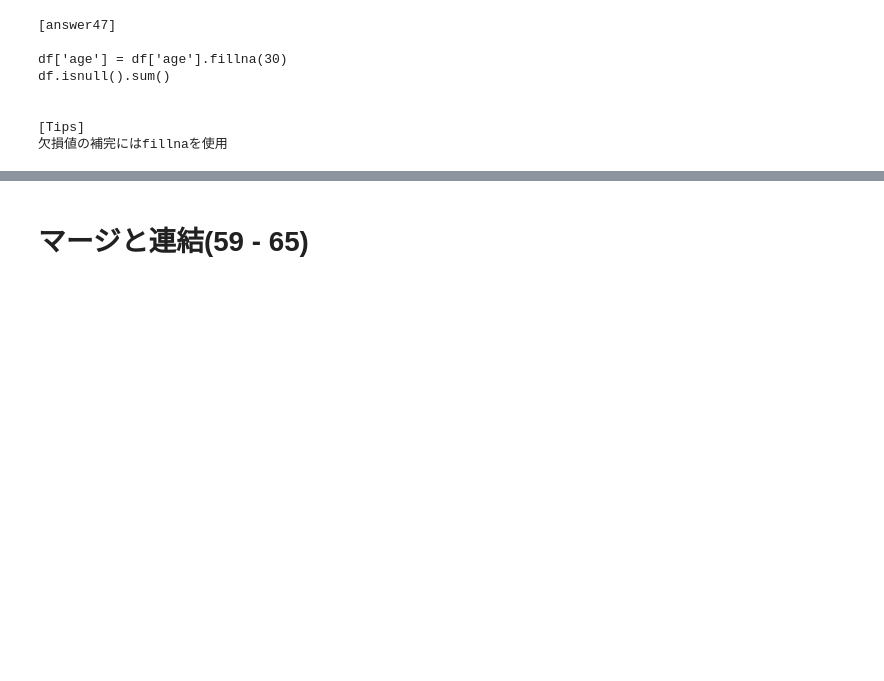
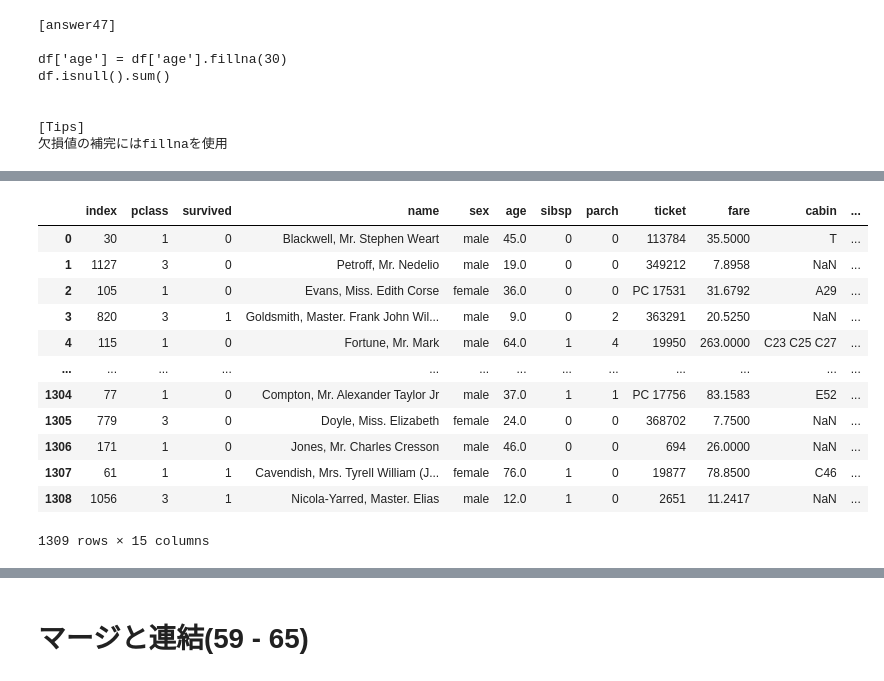
Before and after one commit to yoshihiro-shu/pandas-tutorial, a Jupyter notebook: notebook/01_Pandas_100_Knocks_for_Begginer_v1.0.6.ipynb, the cells around one changed output, grey strips where cells are left out. Drawn from its saved outputs; the diff is of its cells as text; code cells hidden in the pictures; blank space fills up the shorter version.

```diff
--- a/notebook/01_Pandas_100_Knocks_for_Begginer_v1.0.6.ipynb
+++ b/notebook/01_Pandas_100_Knocks_for_Begginer_v1.0.6.ipynb
@@ -1201,8 +1265,34 @@ df = initialize1() #初期化
 # %%
 # 【51】
 # dfの行をシャッフルし、インデックスを振り直して表示
 #print(ans[51]) #回答表示
 df = initialize1() #初期化
+
+df.sample(frac=1, ignore_index=True)
+df.sample(frac=1).reset_index()
+
+# print(ans[51])
+# [answer51]
+
+# df.sample(frac=1).reset_index()
+
+
+# [Tips]
+# インデックスを振り直すときはreset_indexを使用
+# %% [output]
+|  | index | pclass | survived | name | sex | age | sibsp | parch | ticket | fare | cabin | ... |
+| 0 | 30 | 1 | 0 | Blackwell, Mr. Stephen Weart | male | 45.0 | 0 | 0 | 113784 | 35.5000 | T | ... |
+| 1 | 1127 | 3 | 0 | Petroff, Mr. Nedelio | male | 19.0 | 0 | 0 | 349212 | 7.8958 | NaN | ... |
+| 2 | 105 | 1 | 0 | Evans, Miss. Edith Corse | female | 36.0 | 0 | 0 | PC 17531 | 31.6792 | A29 | ... |
+| 3 | 820 | 3 | 1 | Goldsmith, Master. Frank John Wil... | male | 9.0 | 0 | 2 | 363291 | 20.5250 | NaN | ... |
+| 4 | 115 | 1 | 0 | Fortune, Mr. Mark | male | 64.0 | 1 | 4 | 19950 | 263.0000 | C23 C25 C27 | ... |
+| ... | ... | ... | ... | ... | ... | ... | ... | ... | ... | ... | ... | ... |
+| 1304 | 77 | 1 | 0 | Compton, Mr. Alexander Taylor Jr | male | 37.0 | 1 | 1 | PC 17756 | 83.1583 | E52 | ... |
+| 1305 | 779 | 3 | 0 | Doyle, Miss. Elizabeth | female | 24.0 | 0 | 0 | 368702 | 7.7500 | NaN | ... |
+| 1306 | 171 | 1 | 0 | Jones, Mr. Charles Cresson | male | 46.0 | 0 | 0 | 694 | 26.0000 | NaN | ... |
+| 1307 | 61 | 1 | 1 | Cavendish, Mrs. Tyrell William (J... | female | 76.0 | 1 | 0 | 19877 | 78.8500 | C46 | ... |
+| 1308 | 1056 | 3 | 1 | Nicola-Yarred, Master. Elias | male | 12.0 | 1 | 0 | 2651 | 11.2417 | NaN | ... |
+1309 rows × 15 columns
 # %%
 # 【52】
 # ①df2の重複行数をカウント
```
Also changed, not shown: parts of 8 cells of this notebook.
